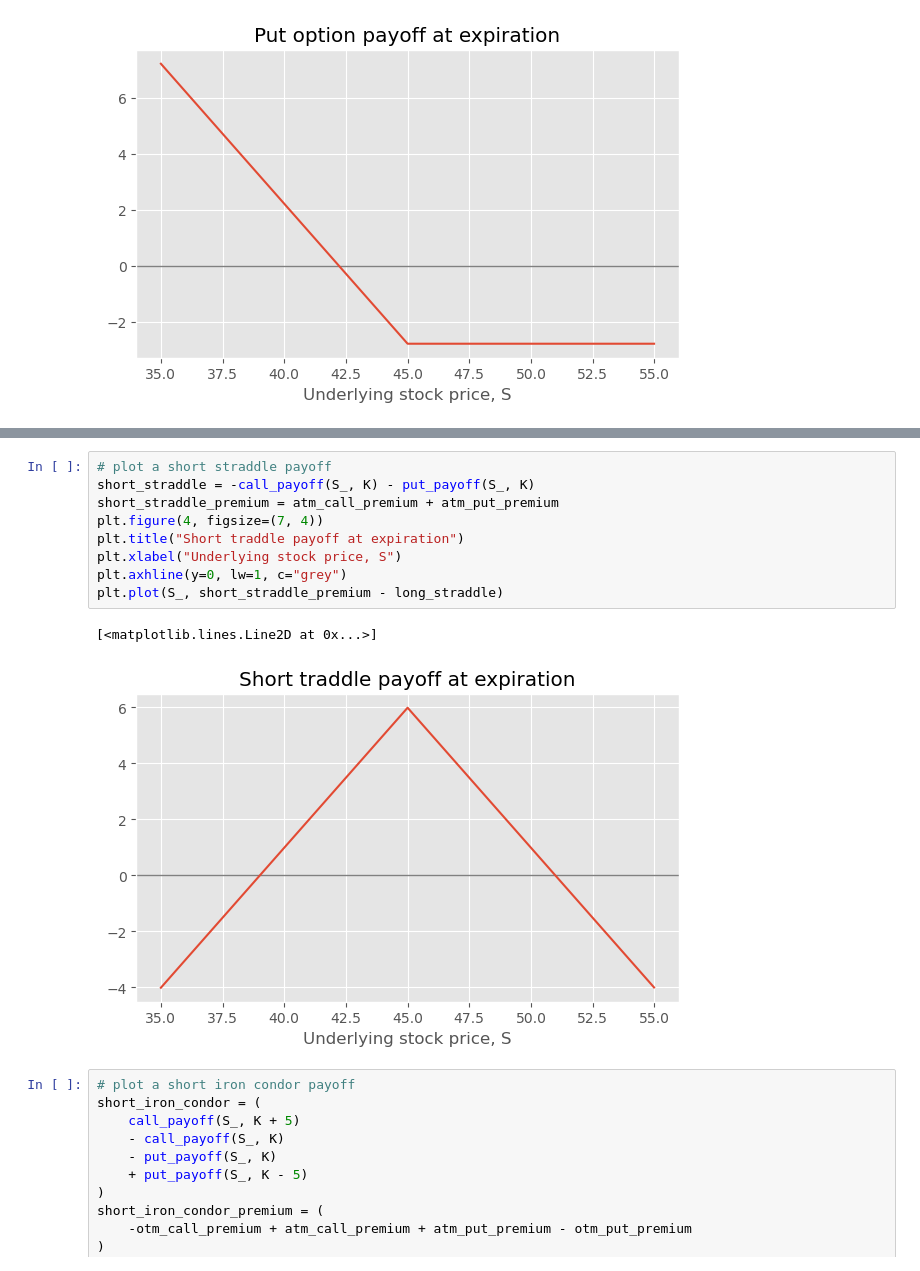
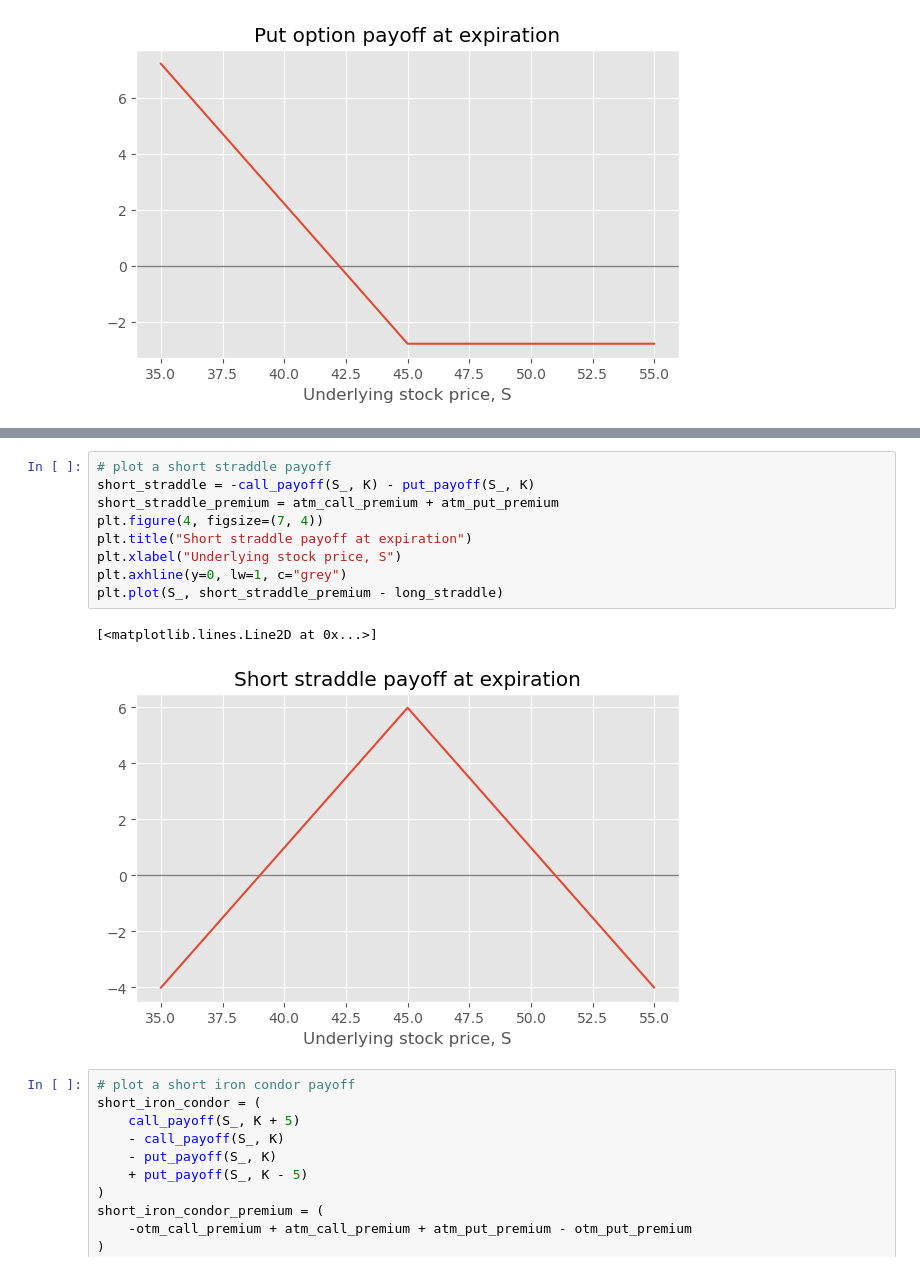
Before and after one commit to RobBebb/securities_notebooks, a Jupyter notebook: options/The 46-Page Ultimate Guide to Pricing Options and Implied Volatility With Python (PDF + code + live options data).ipynb, the cells around one changed output, grey strips where cells are left out. Cells and saved outputs as stored; diff of their text form.

```diff
--- a/options/The 46-Page Ultimate Guide to Pricing Options and Implied Volatility With Python (PDF + code + live options data).ipynb
+++ b/options/The 46-Page Ultimate Guide to Pricing Options and Implied Volatility With Python (PDF + code + live options data).ipynb
@@ -206,15 +206,15 @@ plt.plot(S_, long_straddle_premium + long_straddle)
 # %%
 # plot a short straddle payoff
 short_straddle = -call_payoff(S_, K) - put_payoff(S_, K)
 short_straddle_premium = atm_call_premium + atm_put_premium
 plt.figure(4, figsize=(7, 4))
-plt.title("Short traddle payoff at expiration")
+plt.title("Short straddle payoff at expiration")
 plt.xlabel("Underlying stock price, S")
 plt.axhline(y=0, lw=1, c="grey")
 plt.plot(S_, short_straddle_premium - long_straddle)
 # %% [output]
 [<matplotlib.lines.Line2D at 0x...>]
-[figure, old version]
+[figure, new version]
 # %%
 # plot a short iron condor payoff
 short_iron_condor = (
```
Also changed, not shown: parts of 19 cells of this notebook, 14 other files.
